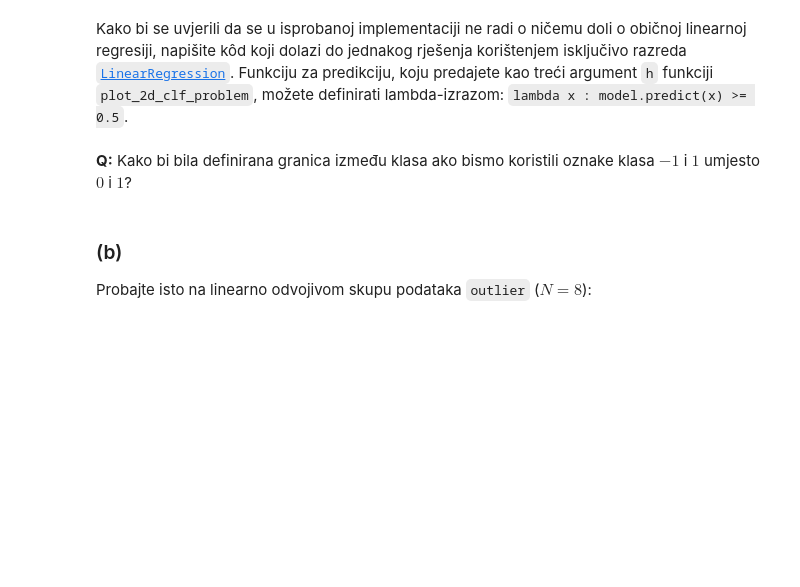
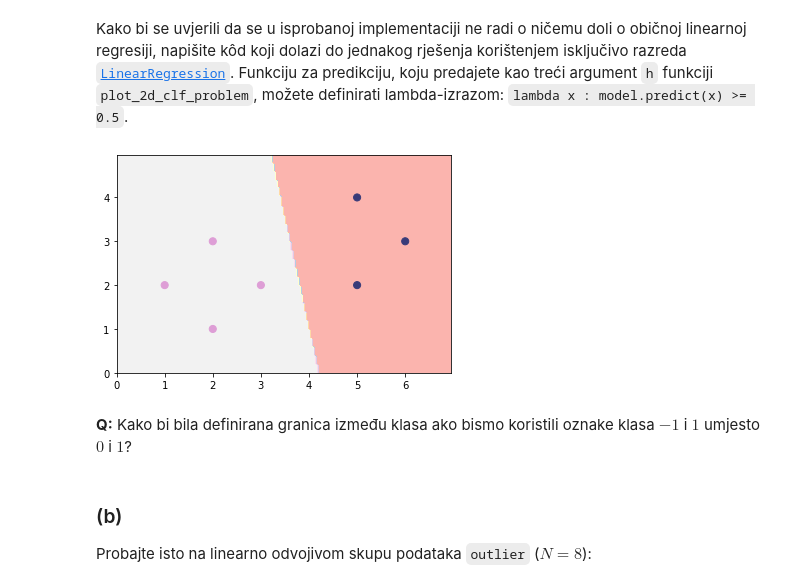
Before and after one commit to tomislavbjelcic/fer-tomislav, a Jupyter notebook: semestar_7/strojno/lab/SU1-2021-05-LDM.ipynb, the cells around one changed output. Drawn from its saved outputs; the diff is of its cells as text; code cells hidden in the pictures; blank space fills up the shorter version.

```diff
--- a/semestar_7/strojno/lab/SU1-2021-05-LDM.ipynb
+++ b/semestar_7/strojno/lab/SU1-2021-05-LDM.ipynb
@@ -88,3 +98,11 @@ Kako bi se uvjerili da se u isprobanoj implementaciji ne radi o ničemu doli o o
+# %%
+# Vaš kôd ovdje
+model = LinearRegression()
+model.fit(seven_X, seven_y)
+
+plot_2d_clf_problem(seven_X, seven_y, lambda data: model.predict(data) >= 0.5)
+# %% [output]
+[figure, added]
 # %% [markdown]
 **Q:** Kako bi bila definirana granica između klasa ako bismo koristili oznake klasa $-1$ i $1$ umjesto $0$ i $1$?
 # %% [markdown]
```
Also changed, not shown: parts of 11 cells of this notebook.
